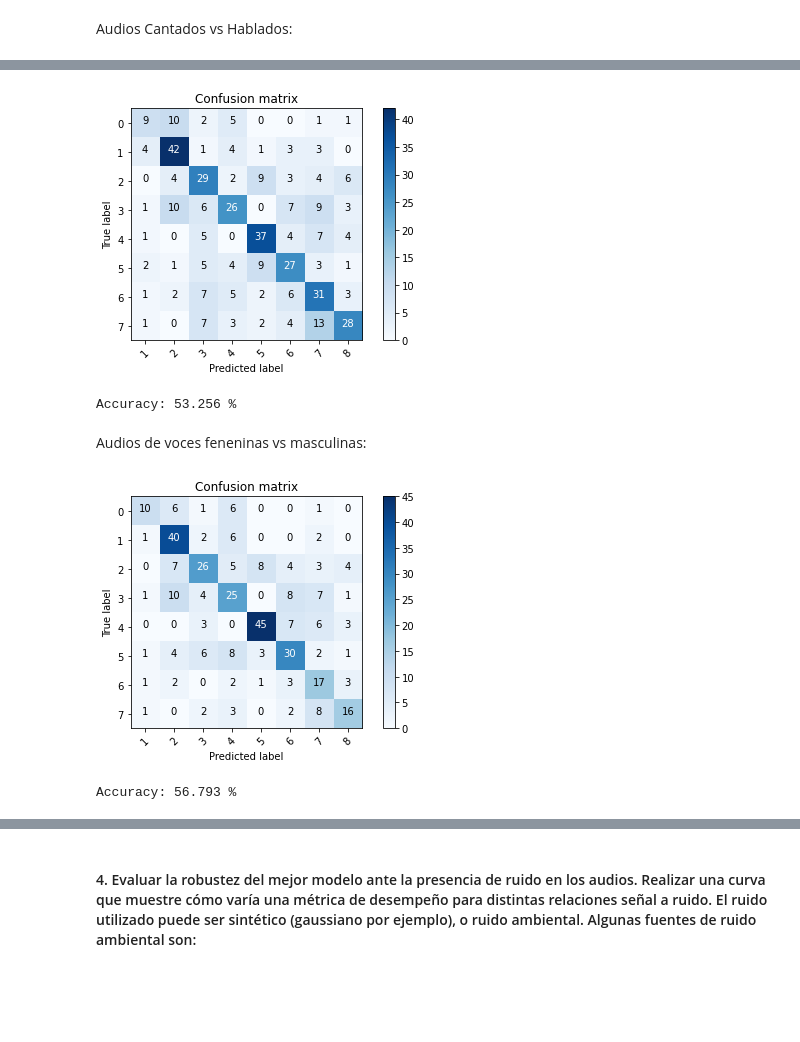
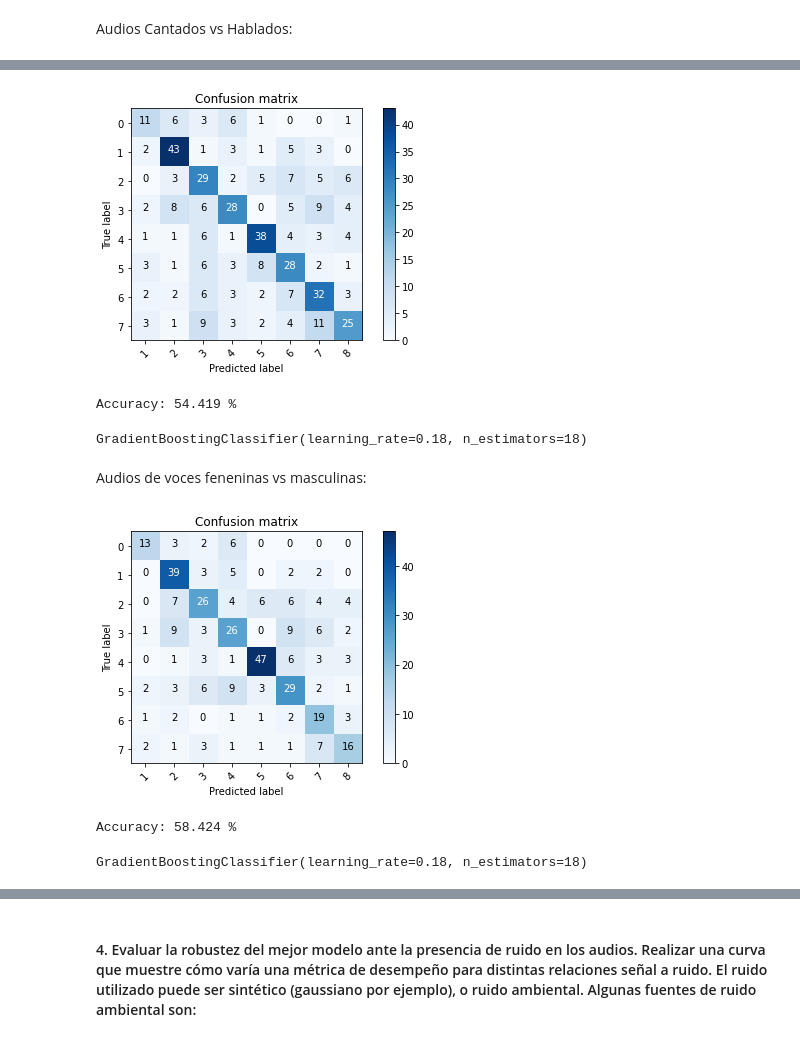
Before and after one commit to magistery-tps/aa-tp2, a Jupyter notebook: notebooks/tp2.ipynb, the cells around one changed output, grey strips where cells are left out. Cells and saved outputs as stored; diff of their text form; code cells hidden in the pictures; blank space fills up the shorter version.

```diff
--- a/notebooks/tp2.ipynb
+++ b/notebooks/tp2.ipynb
@@ -51,5 +59,3 @@ from sound  import play, play_audio, get_functional_feats
-# %%
-def exclude_columns(df, columns): return df.drop(columns, axis=1)
 # %% [markdown]
 #### 1. Cargamos el dataset que ya generamos en la notebook **generar-dataset**.
 # %% [markdown]
@@ -386,7 +386,7 @@ rs = randomized_search(
         'learning_rate': np.arange(0, 1, 0.001)
     }
 )
-show_summary(rs.best_estimator_, X_test_without_special_columns, y_test)
+gradient_boosting = show_score(rs.best_estimator_, X_test_without_special_columns, y_test)
 # %% [output]
 Fitting 12 folds for each of 50 candidates, totalling 600 fits
 [Parallel(n_jobs=24)]: Using backend LokyBackend with 24 concurrent workers.
@@ -434,19 +433,21 @@ Accuracy: 68.627 %
 # %%
-y_pred = model.predict(songs_features)
+y_pred = gradient_boosting.predict(songs_features)
 
 plot_confusion_matrix(songs_y_true, y_pred)
-show_summary(model, songs_features, songs_y_true)
+show_score(gradient_boosting, songs_features, songs_y_true)
 # %% [output]
-[figure, old version]
+[figure, new version]
-Accuracy: 53.256 %
+Accuracy: 54.419 %
+GradientBoostingClassifier(learning_rate=0.18, n_estimators=18)
 # %% [markdown]
 Audios de  voces feneninas vs masculinas:
 # %%
-y_pred = model.predict(woman_features)
+y_pred = gradient_boosting.predict(woman_features)
 
 plot_confusion_matrix(woman_y_true, y_pred)
-show_summary(model, woman_features, woman_y_true)
+show_score(gradient_boosting, woman_features, woman_y_true)
 # %% [output]
-[figure, old version]
+[figure, new version]
-Accuracy: 56.793 %
+Accuracy: 58.424 %
+GradientBoostingClassifier(learning_rate=0.18, n_estimators=18)
 # %%
```
Also changed, not shown: parts of 41 cells of this notebook, 7 other files.
